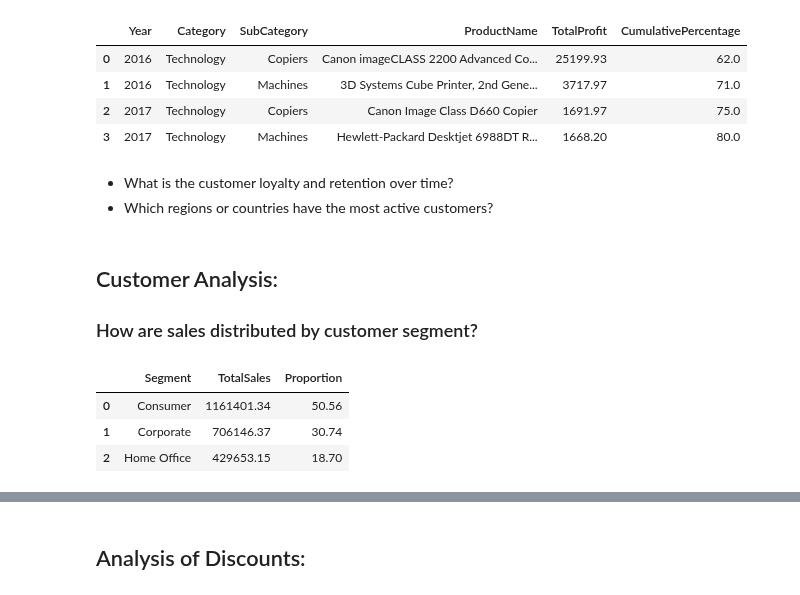
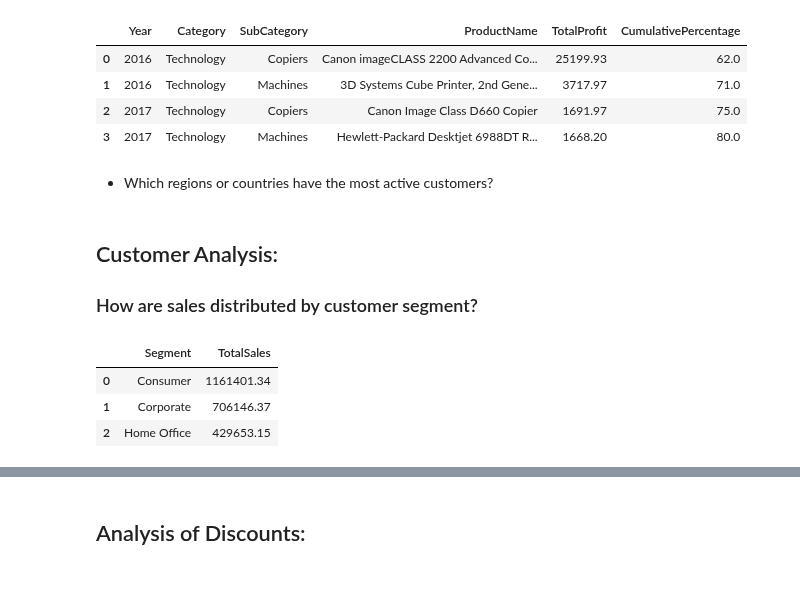
Before and after one commit to Ileeko/E-Commerce_SuperStore, a Jupyter notebook: SuperStore_EDA.ipynb, the cells around one changed output, grey strips where cells are left out. Cells and saved outputs as stored; diff of their text form; code cells hidden in the pictures.

```diff
--- a/SuperStore_EDA.ipynb
+++ b/SuperStore_EDA.ipynb
@@ -473,7 +473,7 @@ fig.show()
 | 3 | 2017 | Technology | Machines | Hewlett-Packard Desktjet 6988DT R... | 1668.20 | 80.0 |
 # %% [markdown]
 
-- What is the customer loyalty and retention over time?
+
 - Which regions or countries have the most active customers?
 # %% [markdown]
 ## Customer Analysis:
@@ -502,21 +502,24 @@ fig.show()
 # %%
 customer_sales_segment = '''
                         SELECT
                             c.Segment,
                             ROUND(SUM(od.Sales), 2)'TotalSales'
                         FROM Orders_details AS od
                         JOIN Orders AS o
                         ON od.OrderId = o.OrderId
                         JOIN Customers AS c
                         ON o.CustomerId = c.CustomerId
                         GROUP BY c.Segment;
                     '''
 
 df = sql_to_dataframe(customer_sales_segment)
-df['Proportion'] = round((df['TotalSales'] / df['TotalSales'].sum()) * 100, 2)
 display(df)
+
+fig = px.pie(df, values='TotalSales', names='Segment',
+             title='Total Sales by Customers Segmentation')
+fig.show()
 # %% [output]
-|  | Segment | TotalSales | Proportion |
-| 0 | Consumer | 1161401.34 | 50.56 |
-| 1 | Corporate | 706146.37 | 30.74 |
-| 2 | Home Office | 429653.15 | 18.70 |
+|  | Segment | TotalSales |
+| 0 | Consumer | 1161401.34 |
+| 1 | Corporate | 706146.37 |
+| 2 | Home Office | 429653.15 |
```
Also changed, not shown: parts of 2 cells of this notebook, 1 other file.
